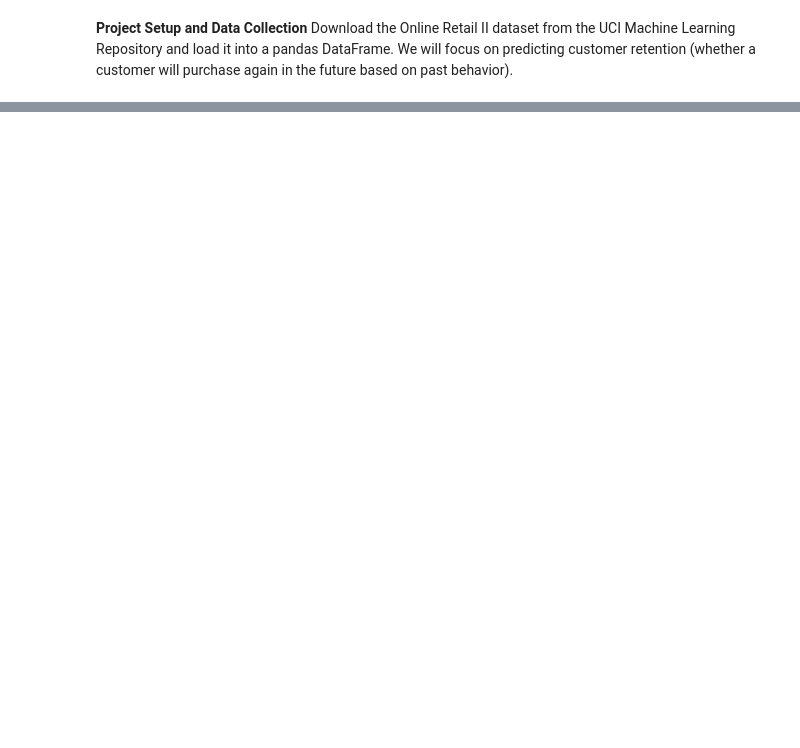
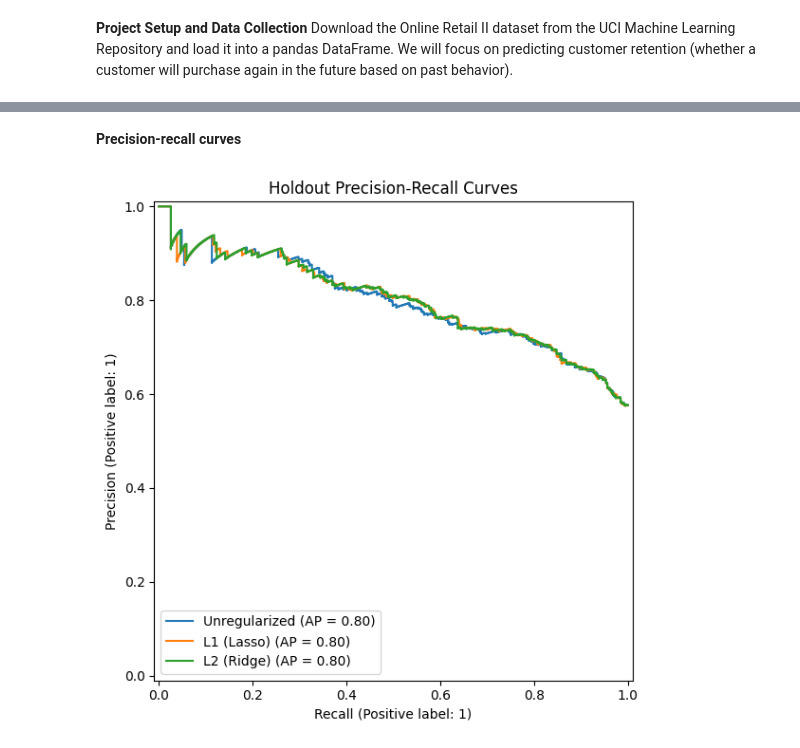
Before and after one commit to bahmedx/730, a Jupyter notebook: Predictive_Modeling_in_Marketing_Analytics.ipynb, the cells around one changed output, grey strips where cells are left out. Drawn from its saved outputs; the diff is of its cells as text; code cells hidden in the pictures; blank space fills up the shorter version.

```diff
--- a/Predictive_Modeling_in_Marketing_Analytics.ipynb
+++ b/Predictive_Modeling_in_Marketing_Analytics.ipynb
@@ -152,0 +476,19 @@ Objective: Assess model performance using precision, recall, and ROC-AUC metrics
+# %% [markdown]
+**Precision-recall curves**
+# %%
+fig, ax = plt.subplots(figsize=(8, 6))
+
+for name, model in models.items():
+    PrecisionRecallDisplay.from_estimator(
+        model,
+        X_test,
+        y_test,
+        name=name,
+        ax=ax
+    )
+
+ax.set_title("Holdout Precision-Recall Curves")
+plt.tight_layout()
+plt.show()
+# %% [output]
+[figure, added]
```
Also changed, not shown: parts of 42 cells of this notebook.
